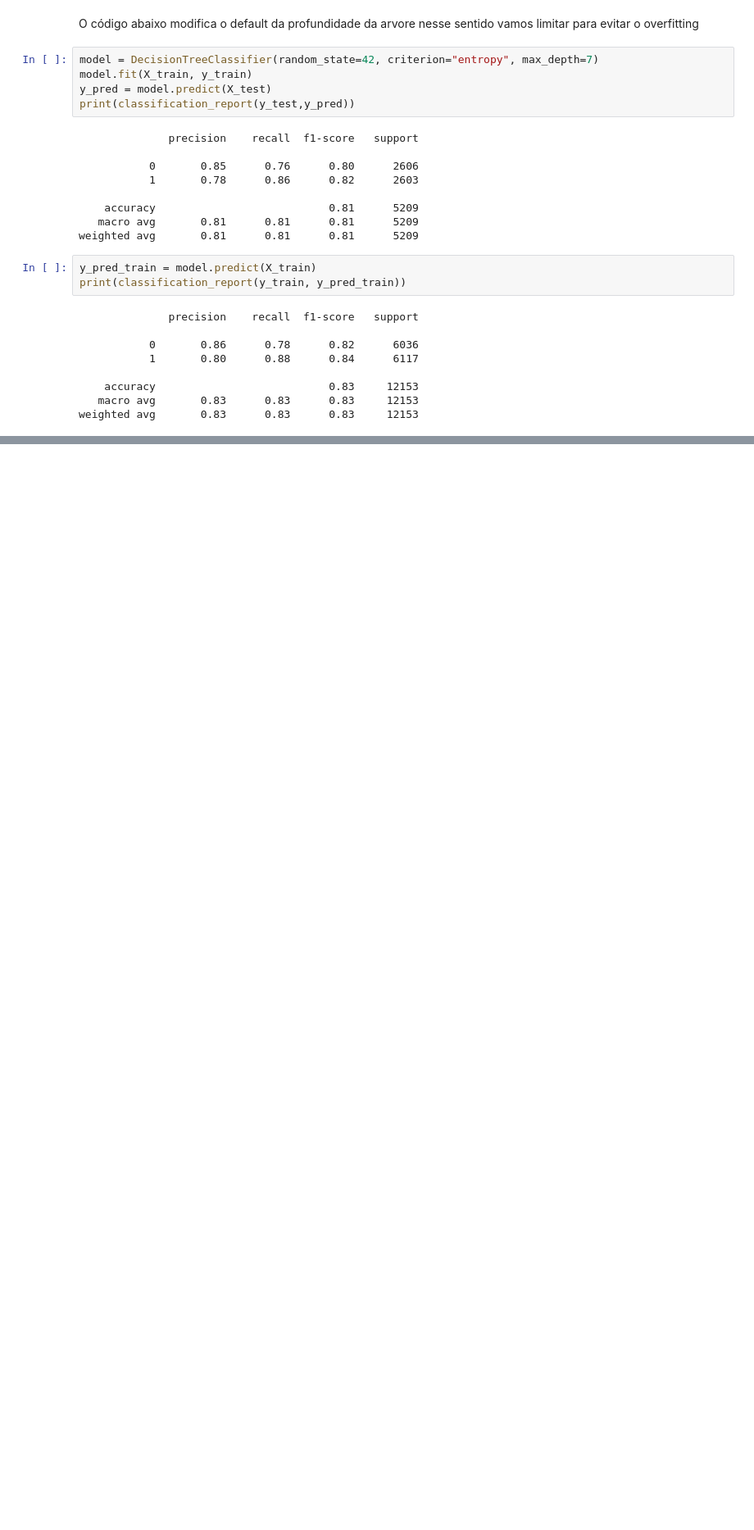
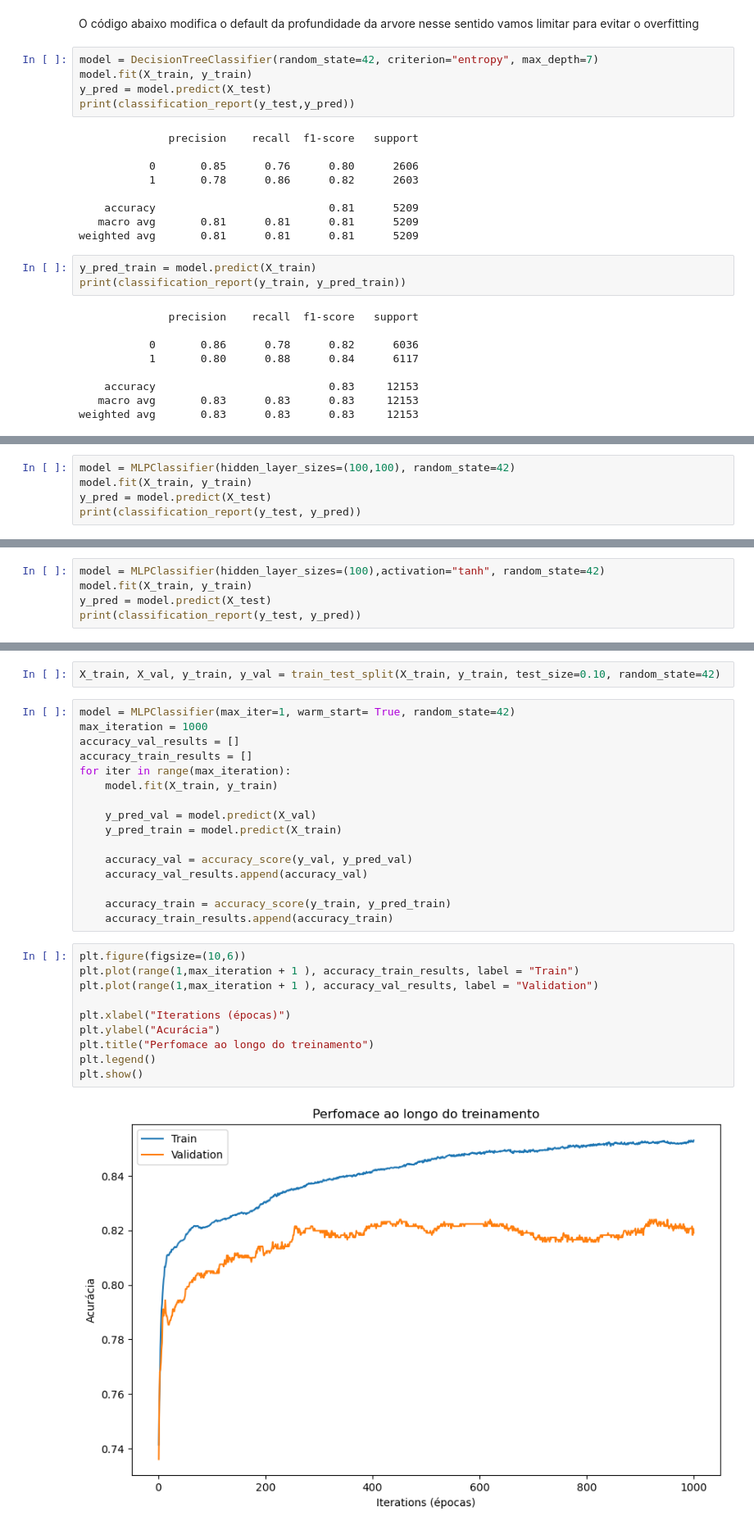
Before and after one commit to Melquisadec/modelo-classificacao, a Jupyter notebook: classificacao.ipynb, the cells around one changed output, grey strips where cells are left out. Shown at 82% size. Cells and saved outputs as stored; diff of their text form; blank space fills up the shorter version.

Commit message:
Ajuste de todos os modelos

```diff
--- a/classificacao.ipynb
+++ b/classificacao.ipynb
@@ -749,0 +1276,5 @@ weighted avg       0.83      0.83      0.83     12153
+# %%
+model = MLPClassifier(hidden_layer_sizes=(100,100), random_state=42)
+model.fit(X_train, y_train)
+y_pred = model.predict(X_test)
+print(classification_report(y_test, y_pred))
@@ -749,0 +1292,5 @@ weighted avg       0.83      0.83      0.83     12153
+# %%
+model = MLPClassifier(hidden_layer_sizes=(100),activation="tanh", random_state=42)
+model.fit(X_train, y_train)
+y_pred = model.predict(X_test)
+print(classification_report(y_test, y_pred))
@@ -749,0 +1308,30 @@ weighted avg       0.83      0.83      0.83     12153
+# %%
+X_train, X_val, y_train, y_val = train_test_split(X_train, y_train, test_size=0.10, random_state=42)
+# %%
+model = MLPClassifier(max_iter=1, warm_start= True, random_state=42)
+max_iteration = 1000
+accuracy_val_results = []
+accuracy_train_results = []
+for iter in range(max_iteration):
+    model.fit(X_train, y_train)
+
+    y_pred_val = model.predict(X_val)
+    y_pred_train = model.predict(X_train)
+
+    accuracy_val = accuracy_score(y_val, y_pred_val)
+    accuracy_val_results.append(accuracy_val)
+
+    accuracy_train = accuracy_score(y_train, y_pred_train)
+    accuracy_train_results.append(accuracy_train)
+# %%
+plt.figure(figsize=(10,6))
+plt.plot(range(1,max_iteration + 1 ), accuracy_train_results, label = "Train")
+plt.plot(range(1,max_iteration + 1 ), accuracy_val_results, label = "Validation")
+
+plt.xlabel("Iterations (épocas)")
+plt.ylabel("Acurácia")
+plt.title("Perfomace ao longo do treinamento")
+plt.legend()
+plt.show()
+# %% [output]
+[figure, added]
```
Also changed, not shown: parts of 34 cells of this notebook.
